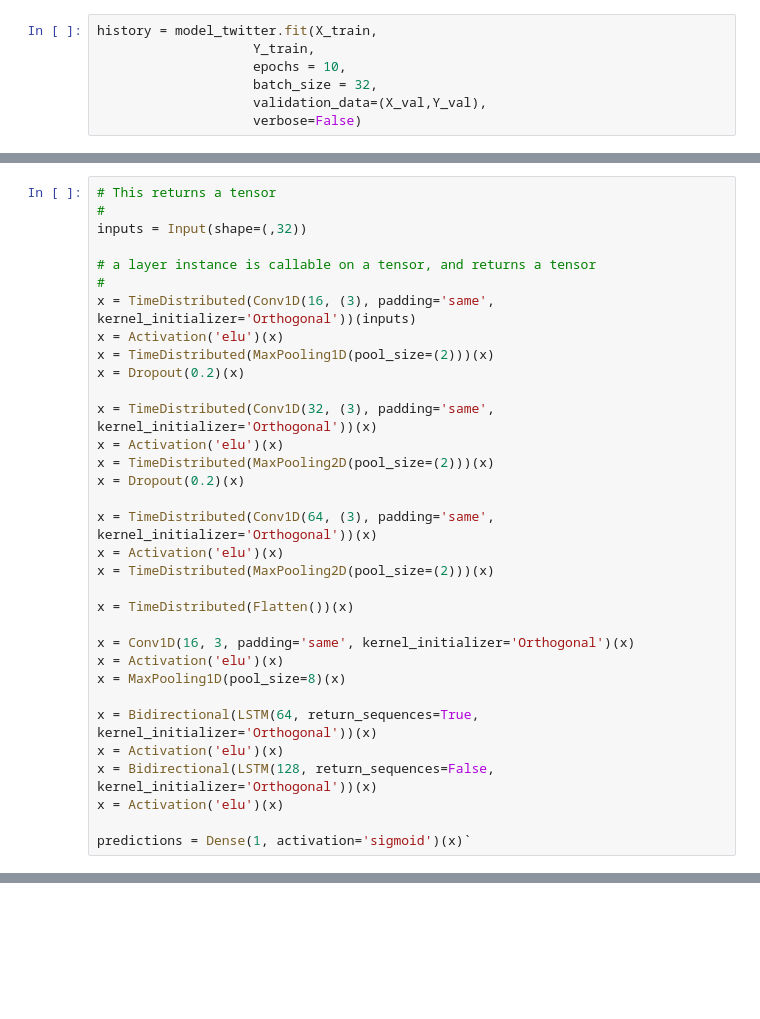
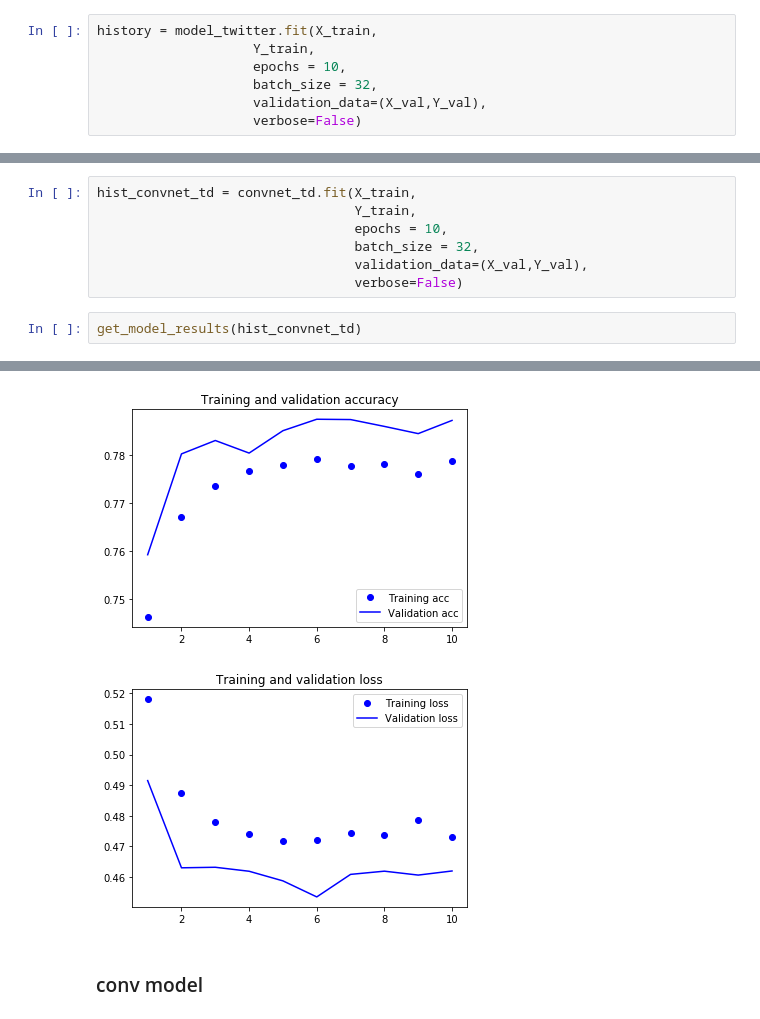
Before and after one commit to oadoriaa/trainningtwits, a Jupyter notebook: TraininNN4Twits.ipynb, the cells around one changed output, grey strips where cells are left out. Saved outputs shown, nothing was run; the diff lists cells and outputs as text; blank space fills up the shorter version.

```diff
--- a/TraininNN4Twits.ipynb
+++ b/TraininNN4Twits.ipynb
@@ -328,36 +356,3 @@ val_acc = 0.74, val_loss = 0.57
 [interactive output not drawn]
 [interactive output not drawn]
 [interactive output not drawn]
-# %%
-# This returns a tensor
-#
-inputs = Input(shape=(,32))
-
-# a layer instance is callable on a tensor, and returns a tensor
-#
-x = TimeDistributed(Conv1D(16, (3), padding='same', kernel_initializer='Orthogonal'))(inputs)
-x = Activation('elu')(x)
-x = TimeDistributed(MaxPooling1D(pool_size=(2)))(x)
-x = Dropout(0.2)(x)
-
-x = TimeDistributed(Conv1D(32, (3), padding='same', kernel_initializer='Orthogonal'))(x)
-x = Activation('elu')(x)
-x = TimeDistributed(MaxPooling2D(pool_size=(2)))(x)
-x = Dropout(0.2)(x)
-
-x = TimeDistributed(Conv1D(64, (3), padding='same', kernel_initializer='Orthogonal'))(x)
-x = Activation('elu')(x)
-x = TimeDistributed(MaxPooling2D(pool_size=(2)))(x)
-
-x = TimeDistributed(Flatten())(x)
-
-x = Conv1D(16, 3, padding='same', kernel_initializer='Orthogonal')(x)
-x = Activation('elu')(x)
-x = MaxPooling1D(pool_size=8)(x)
-
-x = Bidirectional(LSTM(64, return_sequences=True, kernel_initializer='Orthogonal'))(x)
-x = Activation('elu')(x)
-x = Bidirectional(LSTM(128, return_sequences=False, kernel_initializer='Orthogonal'))(x)
-x = Activation('elu')(x)
-
-predictions = Dense(1, activation='sigmoid')(x)`
@@ -363,0 +482,10 @@ predictions = Dense(1, activation='sigmoid')(x)`
+# %%
+hist_convnet_td = convnet_td.fit(X_train,
+                                 Y_train,
+                                 epochs = 10,
+                                 batch_size = 32,
+                                 validation_data=(X_val,Y_val),
+                                 verbose=False)
+# %%
+get_model_results(hist_convnet_td)
+# %% [output]
@@ -363,0 +494,4 @@ predictions = Dense(1, activation='sigmoid')(x)`
+[figure, added]
+[figure, added]
+# %% [markdown]
+### conv model
```
Also changed, not shown: parts of 37 cells of this notebook.
